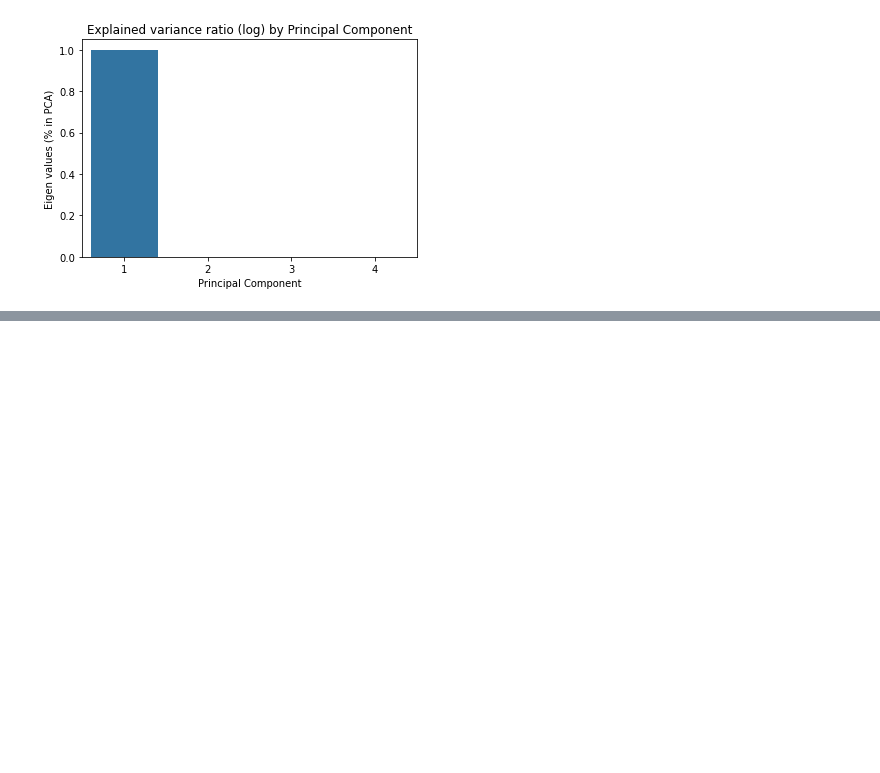
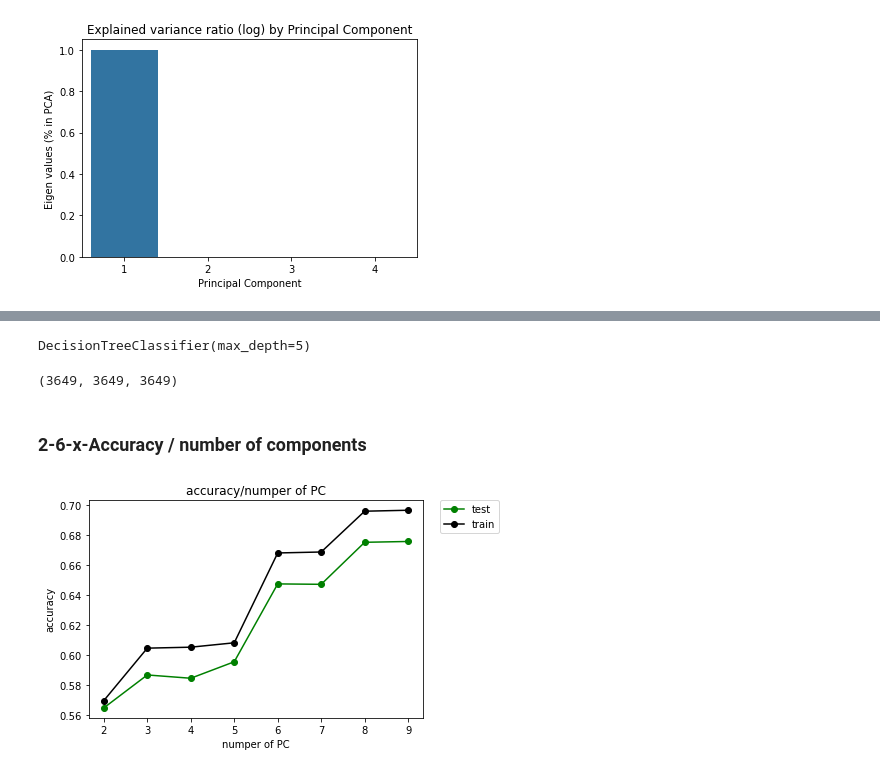
Before and after one commit to vk1408/c64, a Jupyter notebook: c64_different_models.ipynb, the cells around one changed output, grey strips where cells are left out. Cells and saved outputs as stored; diff of their text form; code cells hidden in the pictures; blank space fills up the shorter version.

```diff
--- a/c64_different_models.ipynb
+++ b/c64_different_models.ipynb
@@ -707,0 +820,10 @@ array([[ 973,  852],
+# %%
+pca = PCA(n_components=4)
+X_train_pca = pca.fit_transform(X_train_sc)
+X_test_pca = pca.transform(X_test_sc)
+# %%
+tree_pca = DecisionTreeClassifier(max_depth=5)
+# %%
+tree_pca.fit(X_train_pca, y_train)
+# %% [output]
+DecisionTreeClassifier(max_depth=5)
@@ -707,0 +834,4 @@ array([[ 973,  852],
+# %%
+len(y_test), len(X_test_sc), len(X_test_pca),
+# %% [output]
+(3649, 3649, 3649)
@@ -707,0 +842,34 @@ array([[ 973,  852],
+# %% [markdown]
+### 2-6-x-Accuracy / number of components
+# %%
+from sklearn.decomposition import PCA
+accuracy_npc_test = {}
+accuracy_npc_train = {}
+for i in range(2,10):
+    # apply pca
+    pca = PCA(n_components=i)
+    X_train_pca = pca.fit_transform(X_train_sc)
+    X_test_pca = pca.transform(X_test_sc)
+    # decision tree
+    tree_pca = DecisionTreeClassifier(max_depth=5)
+    tree_pca.fit(X_train_pca, y_train)
+    # get predictions
+    conf_matr_train, acc_npc_tr = model_check(y_train, tree_pca.predict(X_train_pca),tree_pca)
+    conf_matr_test, acc_npc_test = model_check(y_test, tree_pca.predict(X_test_pca),tree_pca)
+    # collect accuracy
+    accuracy_npc_test[i] = acc_npc_test
+    accuracy_npc_train[i] = acc_npc_tr
+# %%
+import matplotlib.pyplot as plt
+x = accuracy_npc_test.keys()
+y1 = accuracy_npc_test.values()
+y2 = accuracy_npc_train.values()
+plt.title("accuracy/numper of PC")
+plt.xlabel("numper of PC")
+plt.ylabel("accuracy")
+plt.plot(x,y1, c = "g", marker = "o",label="test")
+plt.plot(x,y2, c = "k", marker = "o",label="train")
+plt.legend(bbox_to_anchor=(1.05, 1), loc='upper left', borderaxespad=0.)
+plt.show()
+# %% [output]
+[figure, added]
```
Also changed, not shown: parts of 102 cells of this notebook.
